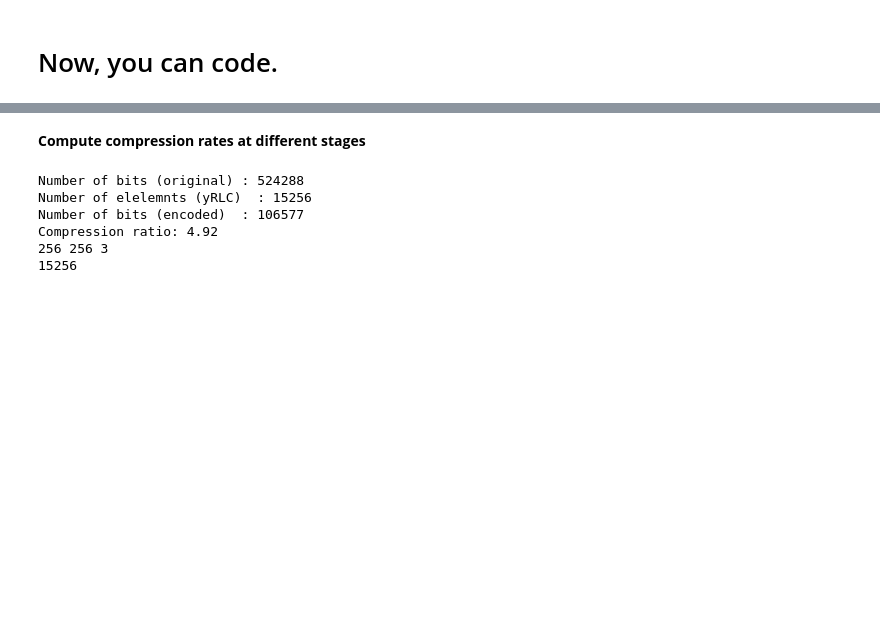
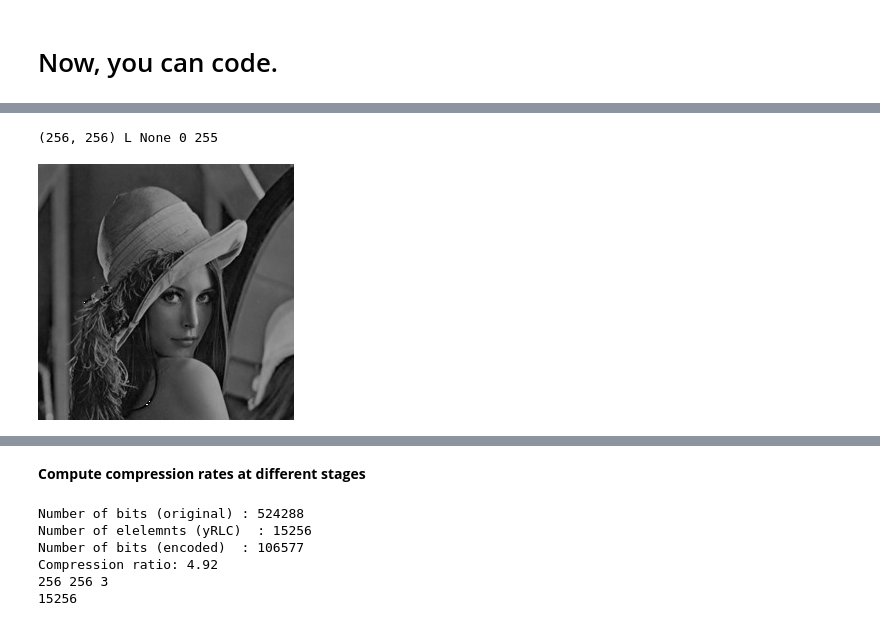
Before and after one commit to PailBoy/TP_theoprie_information, a Jupyter notebook: TP1_jpeg_francais.ipynb, the cells around one changed output, grey strips where cells are left out. Drawn from its saved outputs; the diff is of its cells as text; code cells hidden in the pictures; blank space fills up the shorter version.

```diff
--- a/TP1_jpeg_francais.ipynb
+++ b/TP1_jpeg_francais.ipynb
@@ -672,0 +667,19 @@ show_image_channels(imgOriginal,"viridis")
+# %%
+# For students
+# TODO: Write your 'main' code
+# convert color image into gray image (or image in YCrCb space)
+def convert_to_gray(img:np.ndarray):
+    b_channel, g_channel, r_channel = cv2.split(img)
+    height, width = img.shape[:2]
+    Y = np.zeros((height, width), dtype=np.uint8)
+    for i in range(height) :
+        for j in range(width) :
+
+            Y [i,j] =  0.299*r_channel[i,j] + 0.587*g_channel[i,j] - 0.114*b_channel[i,j]
+    return Y
+# %%
+gray_img = convert_to_gray(imgOriginal)
+show(gray_img)
+# %% [output]
+(256, 256) L None 0 255
+[figure, added]
```
Also changed, not shown: parts of 12 cells of this notebook.
